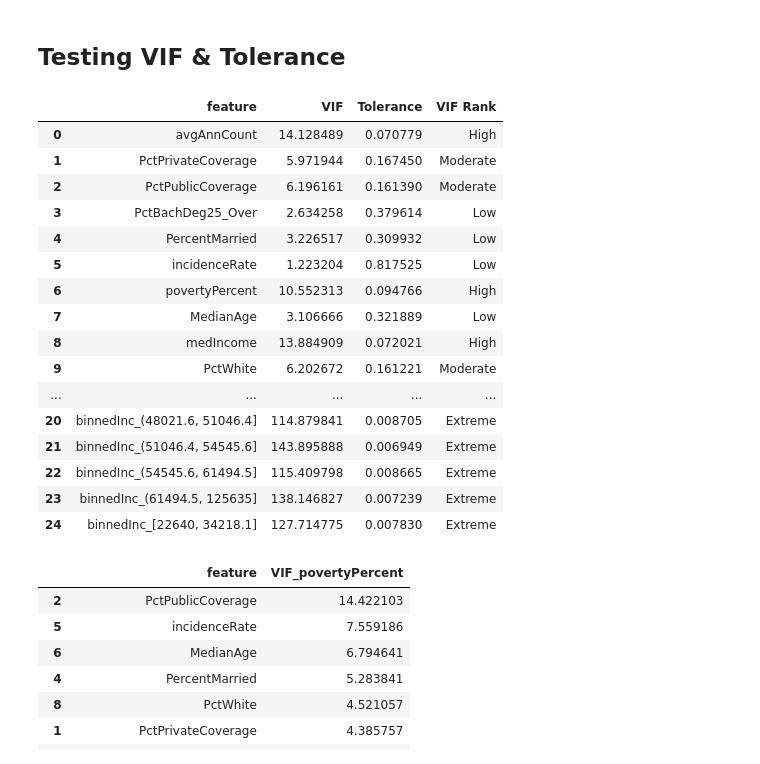
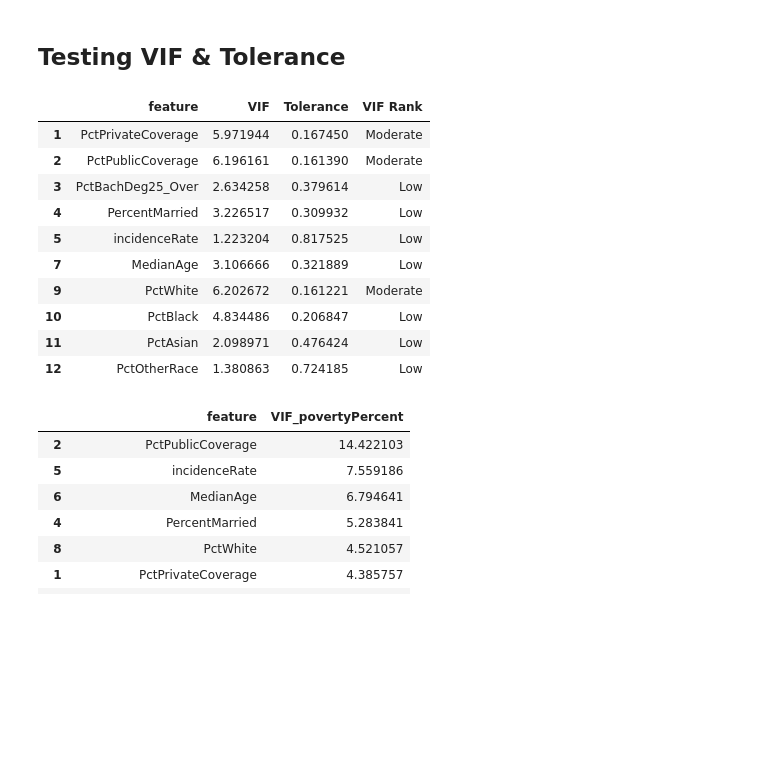
Before and after one commit to HeyLucasLeao/ols-regression-challenge, a Jupyter notebook: eda.ipynb, the cells around one changed output. Drawn from its saved outputs; the diff is of its cells as text; code cells hidden in the pictures; blank space fills up the shorter version.

```diff
--- a/eda.ipynb
+++ b/eda.ipynb
@@ -218,25 +203,19 @@ vif_data["VIF"] = [variance_inflation_factor(X.values, i) for i in range(X.shape
 vif_data["Tolerance"] = 1 / vif_data["VIF"]
 vif_data["VIF Rank"] = vif_data["VIF"].apply(vif_rank)
 # %%
-vif_data
+vif_data.loc[~vif_data["VIF Rank"].isin(["Extreme", "High"])]
 # %% [output]
 |  | feature | VIF | Tolerance | VIF Rank |
-| 0 | avgAnnCount | 14.128489 | 0.070779 | High |
 | 1 | PctPrivateCoverage | 5.971944 | 0.167450 | Moderate |
 | 2 | PctPublicCoverage | 6.196161 | 0.161390 | Moderate |
 | 3 | PctBachDeg25_Over | 2.634258 | 0.379614 | Low |
 | 4 | PercentMarried | 3.226517 | 0.309932 | Low |
 | 5 | incidenceRate | 1.223204 | 0.817525 | Low |
-| 6 | povertyPercent | 10.552313 | 0.094766 | High |
 | 7 | MedianAge | 3.106666 | 0.321889 | Low |
-| 8 | medIncome | 13.884909 | 0.072021 | High |
 | 9 | PctWhite | 6.202672 | 0.161221 | Moderate |
-| ... | ... | ... | ... | ... |
-| 20 | binnedInc_(48021.6, 51046.4] | 114.879841 | 0.008705 | Extreme |
-| 21 | binnedInc_(51046.4, 54545.6] | 143.895888 | 0.006949 | Extreme |
-| 22 | binnedInc_(54545.6, 61494.5] | 115.409798 | 0.008665 | Extreme |
-| 23 | binnedInc_(61494.5, 125635] | 138.146827 | 0.007239 | Extreme |
-| 24 | binnedInc_[22640, 34218.1] | 127.714775 | 0.007830 | Extreme |
+| 10 | PctBlack | 4.834486 | 0.206847 | Low |
+| 11 | PctAsian | 2.098971 | 0.476424 | Low |
+| 12 | PctOtherRace | 1.380863 | 0.724185 | Low |
 # %%
 def vif_with_target(df, features, target='povertyPercent'):
     vif_results = []
```
Also changed, not shown: parts of 14 cells of this notebook, 1 other file.
